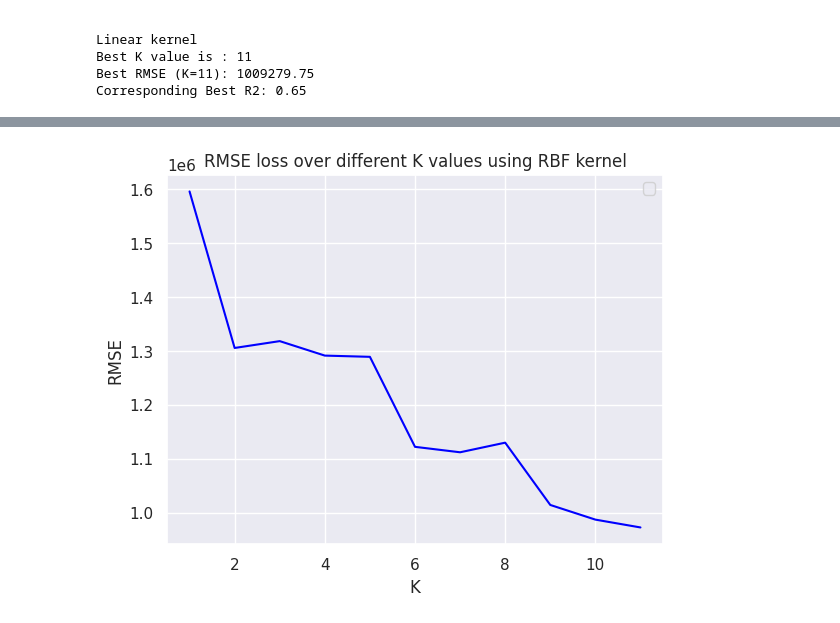
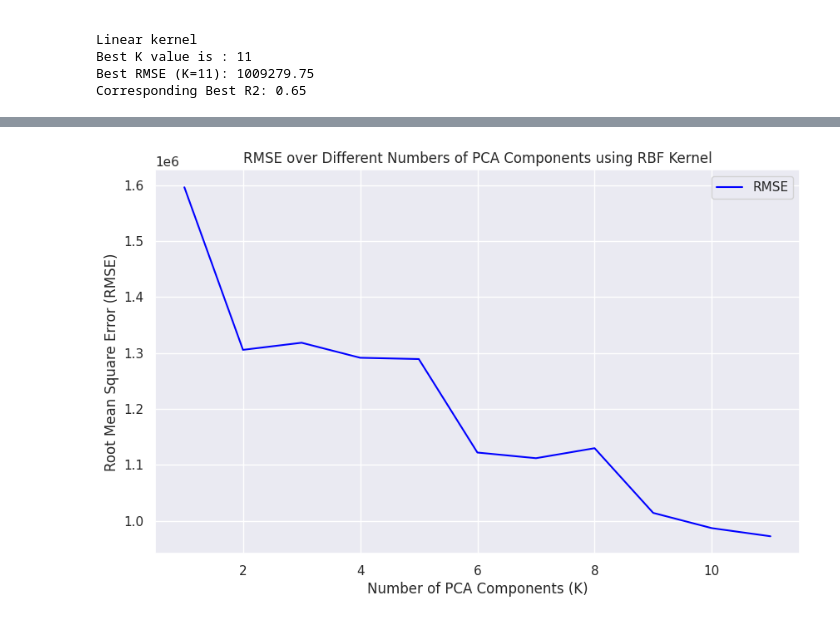
Before and after one commit to poojitharajapuram/ML-HW4, a Jupyter notebook: HW4_INTRO_TO_ML.ipynb, the cells around one changed output, grey strips where cells are left out. Cells and saved outputs as stored; diff of their text form; code cells hidden in the pictures.

```diff
--- a/HW4_INTRO_TO_ML.ipynb
+++ b/HW4_INTRO_TO_ML.ipynb
@@ -252,6 +347,6 @@ plt.show()
 Problem 2
 # %%
 url = 'https://raw.githubusercontent.com/poojitharajapuram/ML-HW4/main/Housing.csv'
-H_data = pd.read_csv(url)
+House_data = pd.read_csv(url)
 # %%
 def preprocess(data,variables):
@@ -266,7 +361,7 @@ def preprocess(data,variables):
 # %%
 from sklearn.preprocessing import MinMaxScaler
 variable = ['price','area', 'bedrooms', 'bathrooms', 'stories', 'mainroad', 'guestroom', 'basement', 'hotwaterheating', 'airconditioning', 'parking', 'prefarea']
-X,y = preprocess(H_data,variable)
+X,y = preprocess(House_data,variable)
 sc = MinMaxScaler()
 X_std = sc.fit_transform(X)
 # %%
@@ -305,11 +400,11 @@ best_k = None
 for k in range(1,n):
     pca = PCA(n_components=k)
     principal_components = pca.fit_transform(X_std)
-    X_train, X_test, y_train, y_test = train_test_split(principal_components, y, test_size = 0.20, random_state = 0)
+    X_trainset, X_testset, y_trainset, y_testset = train_test_split(principal_components, y, test_size = 0.20, random_state = 0)
     svr_lin = SVR(kernel='linear',  C=2e5)
-    y_fit = svr_lin.fit(X_train, y_train.ravel())
-    y_pred = y_fit.predict(X_test)
-    rmse = sqrt(mean_squared_error(y_test, y_pred.ravel()))
+    y_fit = svr_lin.fit(X_trainset, y_trainset.ravel())
+    y_pred = y_fit.predict(X_testset)
+    rmse = sqrt(mean_squared_error(y_testset, y_pred.ravel()))
     rmse_list.append(rmse)
     r2 = r2_score(y_test, y_pred.ravel())
     if rmse < best_rmse:
@@ -359,13 +454,13 @@ best_k = None
 for k in range(1,n):
     pca = PCA(n_components=k)
     principal_components = pca.fit_transform(X_std)
-    X_train, X_test, y_train, y_test = train_test_split(principal_components, y, test_size = 0.20, random_state = 0)
+    X_trainset, X_testset, y_trainset, y_testset = train_test_split(principal_components, y, test_size = 0.20, random_state = 0)
     svr_lin = SVR(kernel='poly', C=5e6, degree=2)
-    y_fit = svr_lin.fit(X_train, y_train.ravel())
-    y_pred = y_fit.predict(X_test)
+    y_fit = svr_lin.fit(X_trainset, y_trainset.ravel())
+    y_pred = y_fit.predict(X_testset)
     rmse = sqrt(mean_squared_error(y_test, y_pred.ravel()))
     rmse_list.append(rmse)
-    r2 = r2_score(y_test, y_pred.ravel())
+    r2 = r2_score(y_testset, y_pred.ravel())
     if rmse < best_rmse:
         best_rmse = rmse
         best_r2 = r2
@@ -406,33 +700,56 @@ Corresponding Best R2: 0.39
 # %%
+import matplotlib.pyplot as plt
+from sklearn.decomposition import PCA
+from sklearn.model_selection import train_test_split
+from sklearn.svm import SVR
+from sklearn.metrics import mean_squared_error, r2_score
+from math import sqrt
+
+# Assuming X_std (standardized features) and y (targets) are already defined
+# X_std = ...
+# y = ...
+
+n = X_std.shape[1]  # Number of features in X_std
 rmse_list = []
 best_rmse = float('inf')
 best_r2 = -float('inf')
 best_k = None
-for k in range(1,n):
+
+# Loop over possible numbers of principal components
+for k in range(1, n):
     pca = PCA(n_components=k)
     principal_components = pca.fit_transform(X_std)
-    X_train, X_test, y_train, y_test = train_test_split(principal_components, y, test_size = 0.20, random_state = 0)
-    svr_lin = SVR(kernel='rbf', C=3e6, gamma=0.1)
-    y_fit = svr_lin.fit(X_train, y_train.ravel())
-    y_pred = y_fit.predict(X_test)
-    rmse = sqrt(mean_squared_error(y_test, y_pred.ravel()))
+    X_train, X_test, y_train, y_test = train_test_split(principal_components, y, test_size=0.20, random_state=0)
+
+    # Fit the SVR model with an RBF kernel
+    svr_rbf = SVR(kernel='rbf', C=3e6, gamma=0.1)
+    svr_rbf.fit(X_train, y_train.ravel())
+    y_pred = svr_rbf.predict(X_test)
+
+    # Calculate RMSE and R^2 score
+    rmse = sqrt(mean_squared_error(y_test, y_pred))
+    r2 = r2_score(y_test, y_pred)
     rmse_list.append(rmse)
-    r2 = r2_score(y_test, y_pred.ravel())
+
+    # Check for the best RMSE and corresponding R^2 and K
     if rmse < best_rmse:
-        best_rmse = rmse
-        best_r2 = r2
-        best_k = k
+        best_rmse, best_r2, best_k = rmse, r2, k
 
+    # Print the RMSE and R^2 for each K
     print(f'K={k}: RMSE = {rmse:.2f}, R2 = {r2:.2f}')
-print("")
-print("RBF kernel")
-print("Best K value is :",best_k)
+
+# Output the best performance
+print("\nRBF kernel")
+print(f"Best K value is: {best_k}")
 print(f'Best RMSE (K={best_k}): {best_rmse:.2f}')
-print(f'Corresponding Best R2: {best_r2:.2f}')
-plt.plot(range(1,n), rmse_list, color='blue')
-plt.xlabel('K')
-plt.ylabel('RMSE')
-plt.title('RMSE loss over different K values using RBF kernel')
+print(f'Corresponding Best R2 (K={best_k}): {best_r2:.2f}')
+
+# Plotting the RMSE over different values of K
+plt.figure(figsize=(10, 6))
+plt.plot(range(1, n), rmse_list, color='blue', label='RMSE')
+plt.xlabel('Number of PCA Components (K)')
+plt.ylabel('Root Mean Square Error (RMSE)')
+plt.title('RMSE over Different Numbers of PCA Components using RBF Kernel')
 plt.legend()
 plt.show()
 # %% [output]
@@ -456 +772 @@ WARNING:matplotlib.legend:No artists with labels found to put in legend.  Note t
-[figure, old version]
+[figure, new version]
```
Also changed, not shown: parts of 19 cells of this notebook.
